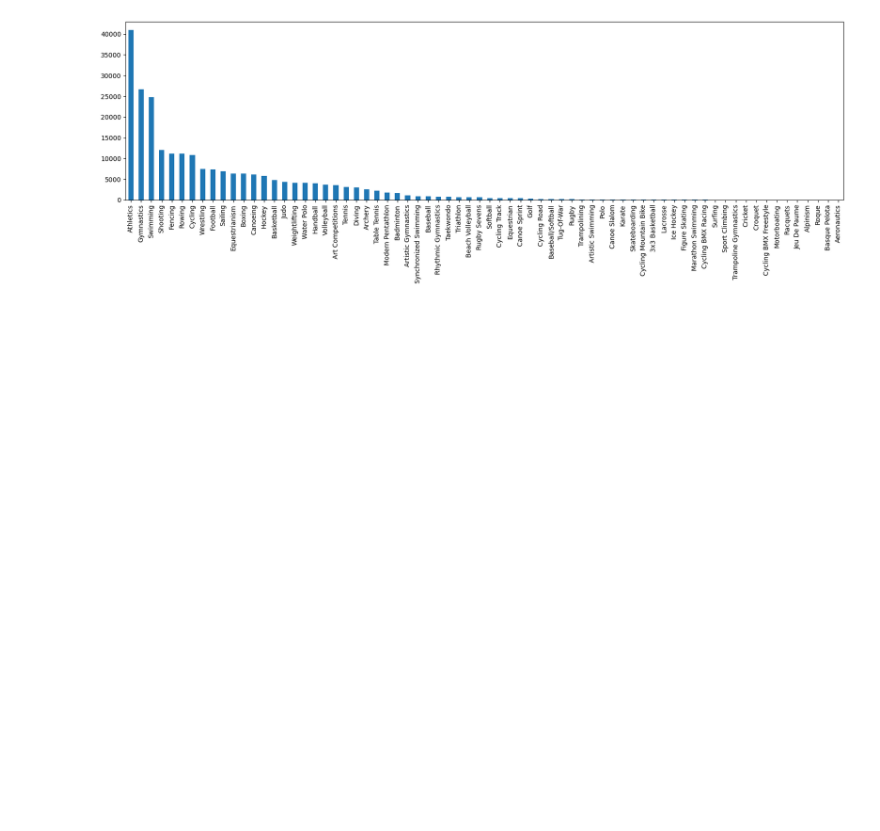
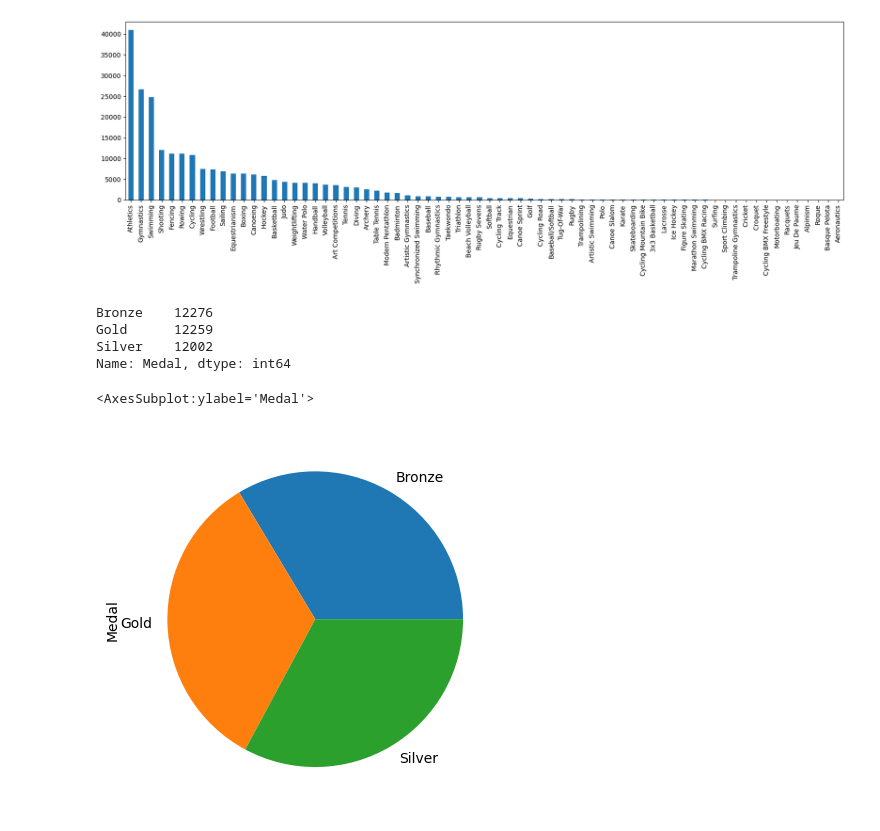
Before and after one commit to binda7/OG_pandas_pySpark_compare, a Jupyter notebook: Summer_Athletes_Olimpics_Analytics_Pandas_and_MatPlotLib.ipynb, the cells around one changed output. Drawn from its saved outputs; the diff is of its cells as text; code cells hidden in the pictures; blank space fills up the shorter version.

```diff
--- a/Summer_Athletes_Olimpics_Analytics_Pandas_and_MatPlotLib.ipynb
+++ b/Summer_Athletes_Olimpics_Analytics_Pandas_and_MatPlotLib.ipynb
@@ -373,3 +379,19 @@ summer_athletes['Sport'].value_counts().plot(kind='bar', figsize=(20,5))
 # %% [output]
 <AxesSubplot:>
 [figure]
+# %%
+summer_athletes['Medal'].value_counts()
+
+# Time 0.0s
+# %% [output]
+Bronze    12276
+Gold      12259
+Silver    12002
+Name: Medal, dtype: int64
+# %%
+summer_athletes['Medal'].value_counts().plot(kind='pie')
+
+# Time 0.1s
+# %% [output]
+<AxesSubplot:ylabel='Medal'>
+[figure, added]
```
Also changed, not shown: parts of 9 cells of this notebook.
